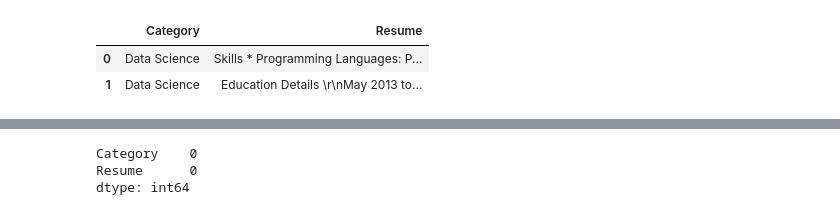
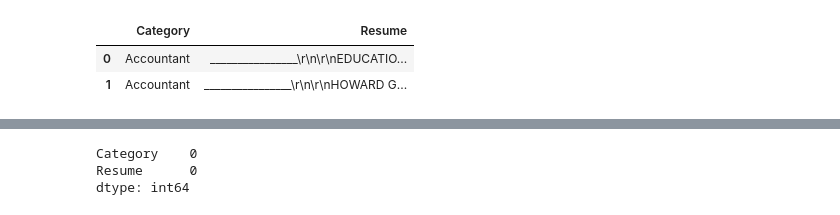
Before and after one commit to Nitin-Flavier13/Resume_Classifier, a Jupyter notebook: notebooks/tfidf_method.ipynb, the cells around one changed output, grey strips where cells are left out. Cells and saved outputs as stored; diff of their text form; code cells hidden in the pictures.

```diff
--- a/notebooks/tfidf_method.ipynb
+++ b/notebooks/tfidf_method.ipynb
@@ -17,7 +48,9 @@ stopwords = stopwords.words('english')
 # %%
-df = pd.read_csv(r'../data/UpdatedResumeDataSet.csv')
+# df = pd.read_csv(r'../data/UpdatedResumeDataSet.csv')
+df = pd.read_csv(r'../data/Dataset.txt')
+df.rename(columns={'Text': 'Resume'}, inplace=True)
 df.head(2)
 # %% [output]
 |  | Category | Resume |
-| 0 | Data Science | Skills * Programming Languages: P... |
-| 1 | Data Science | Education Details \r\nMay 2013 to... |
+| 0 | Accountant | ﻿________________\r\n\r\nEDUCATIO... |
+| 1 | Accountant | ﻿________________\r\n\r\nHOWARD G... |
```
Also changed, not shown: parts of 19 cells of this notebook, 13 other files.
